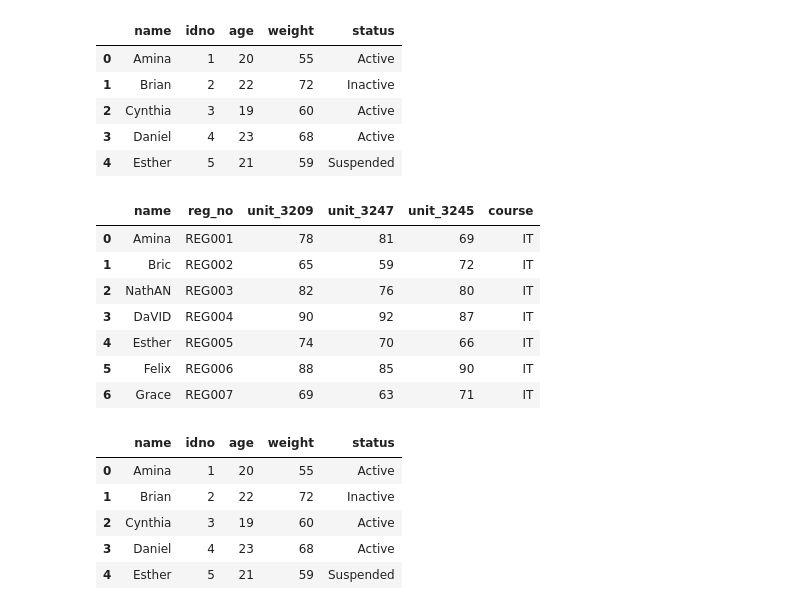
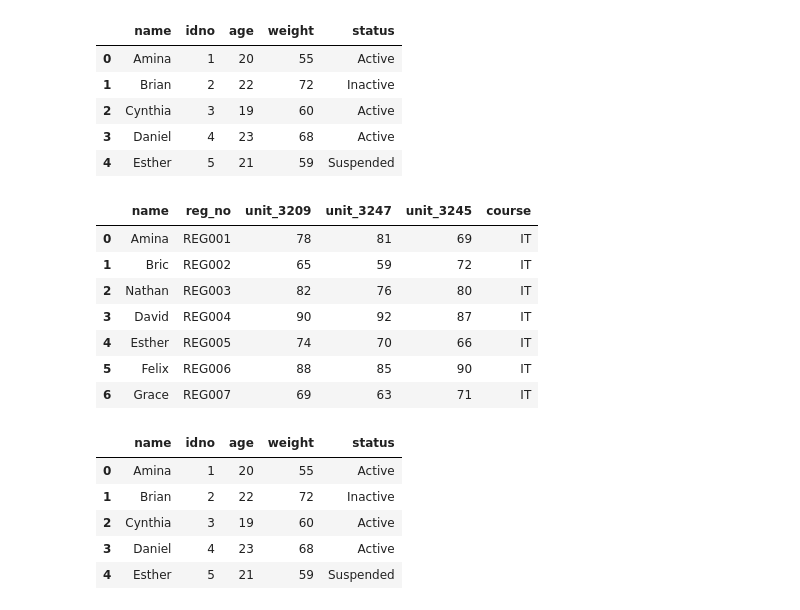
Before and after one commit to Clinton1029/Merging_data, a Jupyter notebook: Merging_data.ipynb, the cells around one changed output. Drawn from its saved outputs; the diff is of its cells as text; code cells hidden in the pictures.

```diff
--- a/Merging_data.ipynb
+++ b/Merging_data.ipynb
@@ -22,25 +22,25 @@ df_studio.head()
 | 4 | Esther | 5 | 21 | 59 | Suspended |
 # %%
 data1 ={
-    "name": ["Amina", "Bric", "NathAN", "DaVID", "Esther", "Felix", "Grace"],
+    "name": ["Amina", "Bric", "Nathan", "David", "Esther", "Felix", "Grace"],
     "reg_no": ["REG001", "REG002", "REG003", "REG004", "REG005", "REG006", "REG007"],
     "unit_3209": [78, 65, 82, 90, 74, 88, 69],
     "unit_3247": [81, 59, 76, 92, 70, 85, 63],
     "unit_3245": [69, 72, 80, 87, 66, 90, 71],
     "course": ["IT", "IT", "IT", "IT", "IT", "IT", "IT"]
 
 }
 df2 = pd.DataFrame(data1)
 
 df_studio1 = pd.DataFrame(data1)
 
 df_studio1
 # %% [output]
 |  | name | reg_no | unit_3209 | unit_3247 | unit_3245 | course |
 | 0 | Amina | REG001 | 78 | 81 | 69 | IT |
 | 1 | Bric | REG002 | 65 | 59 | 72 | IT |
-| 2 | NathAN | REG003 | 82 | 76 | 80 | IT |
-| 3 | DaVID | REG004 | 90 | 92 | 87 | IT |
+| 2 | Nathan | REG003 | 82 | 76 | 80 | IT |
+| 3 | David | REG004 | 90 | 92 | 87 | IT |
 | 4 | Esther | REG005 | 74 | 70 | 66 | IT |
 | 5 | Felix | REG006 | 88 | 85 | 90 | IT |
 | 6 | Grace | REG007 | 69 | 63 | 71 | IT |
```
